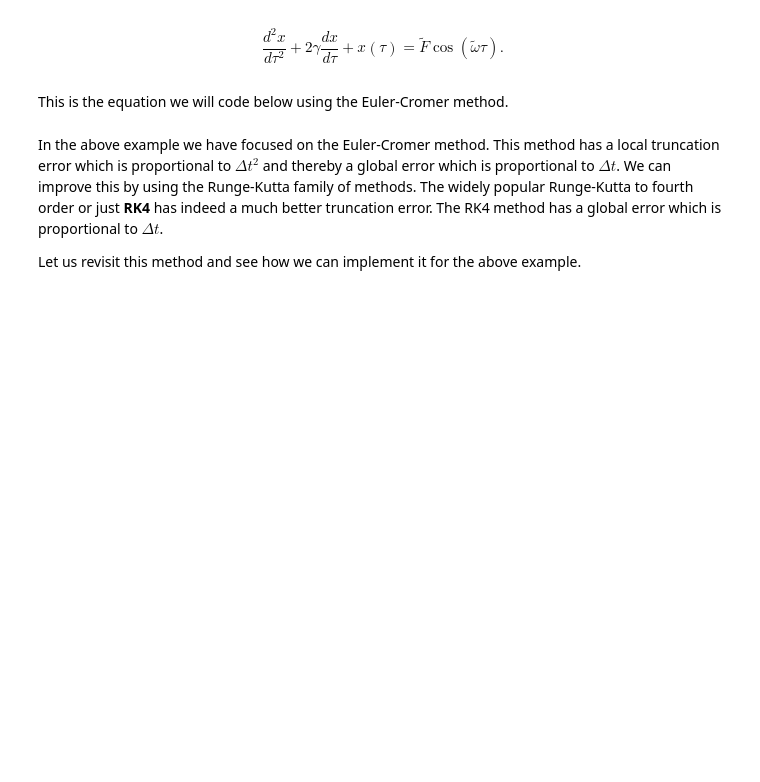
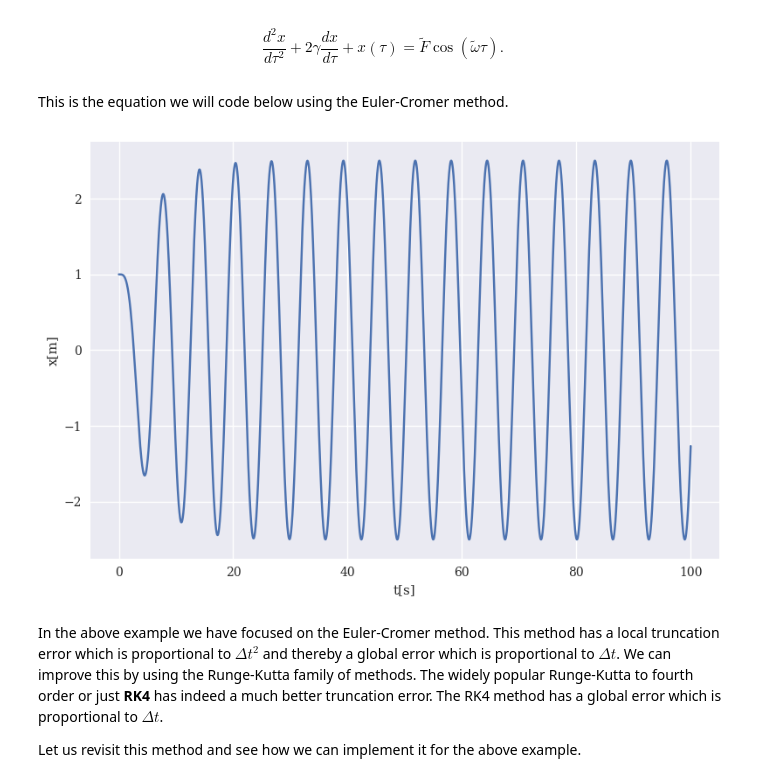
Before and after one commit to mhjensen/Physics321, a Jupyter notebook: doc/pub/week10/ipynb/week10.ipynb, the cells around one changed output. Drawn from its saved outputs; the diff is of its cells as text; code cells hidden in the pictures; blank space fills up the shorter version.

```diff
--- a/doc/pub/week10/ipynb/week10.ipynb
+++ b/doc/pub/week10/ipynb/week10.ipynb
@@ -139,37 +139,39 @@ mpl.rcParams['font.family'] = 'serif'
 
 DeltaT = 0.001
 #set up arrays
-tfinal = 20 # in dimensionless time
+tfinal = 100 # in dimensionless time
 n = ceil(tfinal/DeltaT)
 # set up arrays for t, v, and x
 t = np.zeros(n)
 v = np.zeros(n)
 x = np.zeros(n)
 # Initial conditions as one-dimensional arrays of time
 x0 =  1.0
 v0 = 0.0
 x[0] = x0
 v[0] = v0
 gamma = 0.2
-Omegatilde = 0.5
+Omegatilde = 1.0
 Ftilde = 1.0
 # Start integrating using Euler-Cromer's method
 for i in range(n-1):
     # Set up the acceleration
     # Here you could have defined your own function for this
     a =  -2*gamma*v[i]-x[i]+Ftilde*cos(t[i]*Omegatilde)
     # update velocity, time and position
     v[i+1] = v[i] + DeltaT*a
     x[i+1] = x[i] + DeltaT*v[i+1]
     t[i+1] = t[i] + DeltaT
 # Plot position as function of time
 fig, ax = plt.subplots()
 ax.set_ylabel('x[m]')
 ax.set_xlabel('t[s]')
 ax.plot(t, x)
 fig.tight_layout()
 save_fig("ForcedBlockEulerCromer")
 plt.show()
+# %% [output]
+[figure, added]
 # %% [markdown]
 In the above example we have focused on the Euler-Cromer method. This
 method has a local truncation error which is proportional to $\Delta t^2$
```
Also changed, not shown: parts of 3 cells of this notebook, 3 other files.
